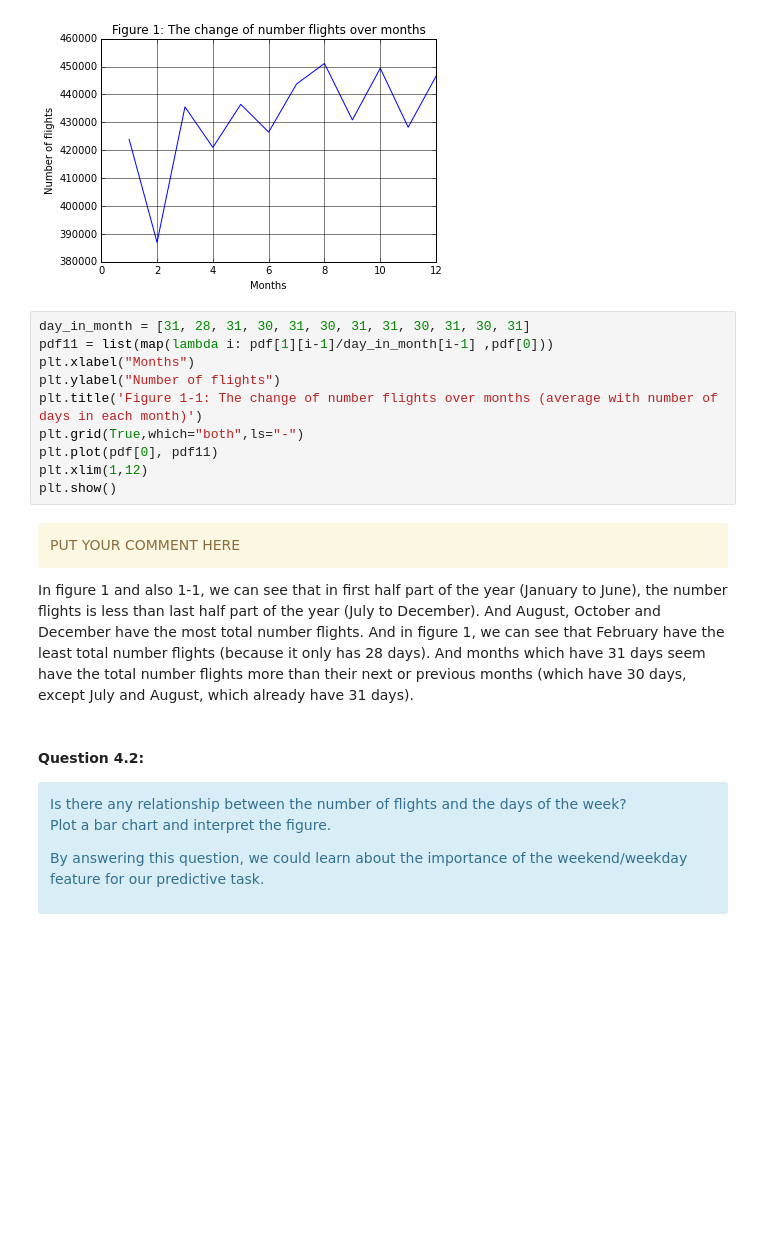
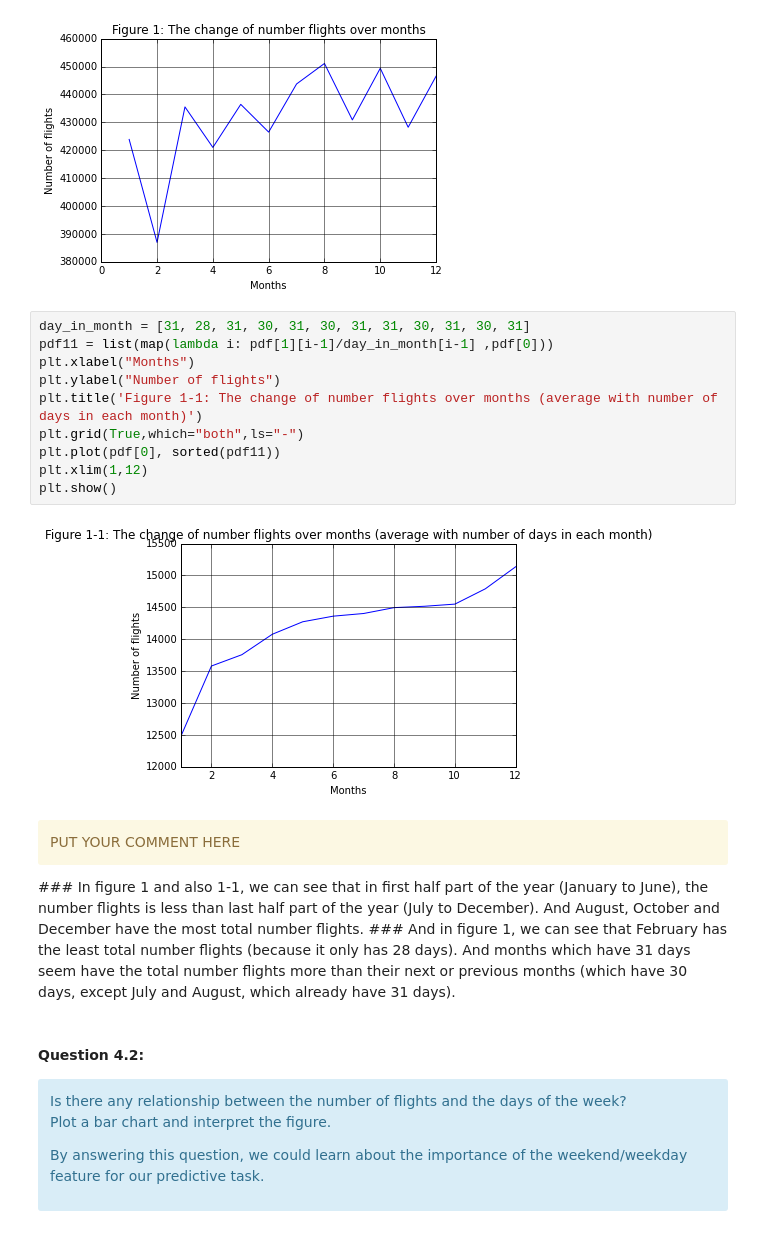
Before and after one commit to trungduynguyen/Algorithmic-Machine-Learning, a Jupyter notebook: Notebooks/[Lecture 5+6]new version.ipynb, the cells around one changed output. Saved outputs shown, nothing was run; the diff lists cells and outputs as text; blank space fills up the shorter version.

```diff
--- a/Notebooks/[Lecture 5+6]new version.ipynb
+++ b/Notebooks/[Lecture 5+6]new version.ipynb
@@ -404,17 +404,19 @@ After sorting by month:
 # %%
 day_in_month = [31, 28, 31, 30, 31, 30, 31, 31, 30, 31, 30, 31]
 pdf11 = list(map(lambda i: pdf[1][i-1]/day_in_month[i-1] ,pdf[0]))
 plt.xlabel("Months")
 plt.ylabel("Number of flights")
 plt.title('Figure 1-1: The change of number flights over months (average with number of days in each month)')
 plt.grid(True,which="both",ls="-")
-plt.plot(pdf[0], pdf11)
+plt.plot(pdf[0], sorted(pdf11))
 plt.xlim(1,12)
 plt.show()
+# %% [output]
+[figure, added]
 # %% [markdown]
 <div class="alert alert-warning"> PUT YOUR COMMENT HERE </div>
-In figure 1 and also 1-1, we can see that in first half part of the year (January to June), the number flights is less than last half part of the year (July to December). And August, October and December have the most total number flights.
-And in figure 1, we can see that February have the least total number flights (because it only has 28 days). And months which have 31 days seem have the total number flights more than their next or previous months (which have 30 days, except July and August, which already have 31 days).
+### In figure 1 and also 1-1, we can see that in first half part of the year (January to June), the number flights is less than last half part of the year (July to December). And August, October and December have the most total number flights.
+### And in figure 1, we can see that February has the least total number flights (because it only has 28 days). And months which have 31 days seem have the total number flights more than their next or previous months (which have 30 days, except July and August, which already have 31 days).
 # %% [markdown]
 #### Question 4.2:
 <div class="alert alert-info">
```
Also changed, not shown: parts of 21 cells of this notebook.
